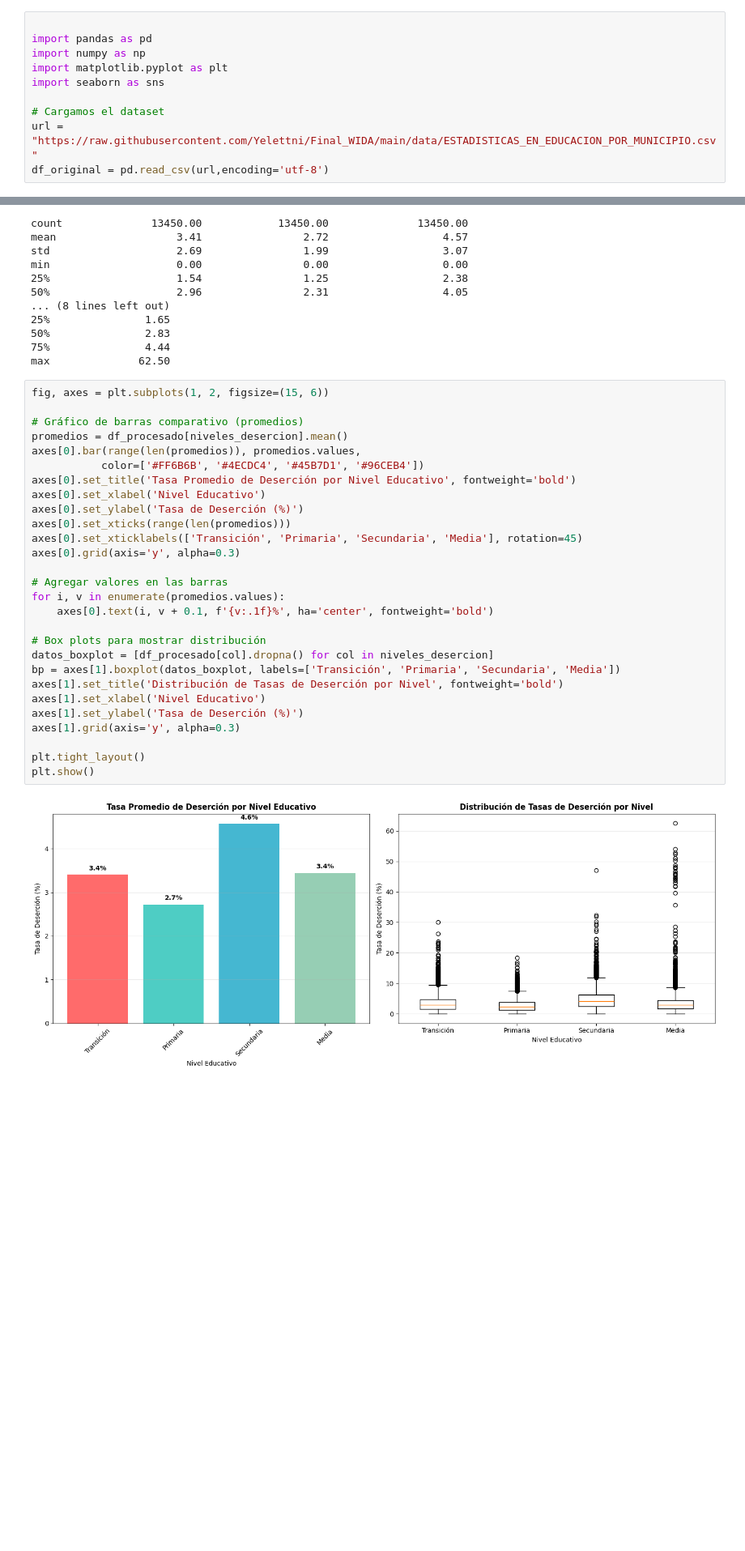
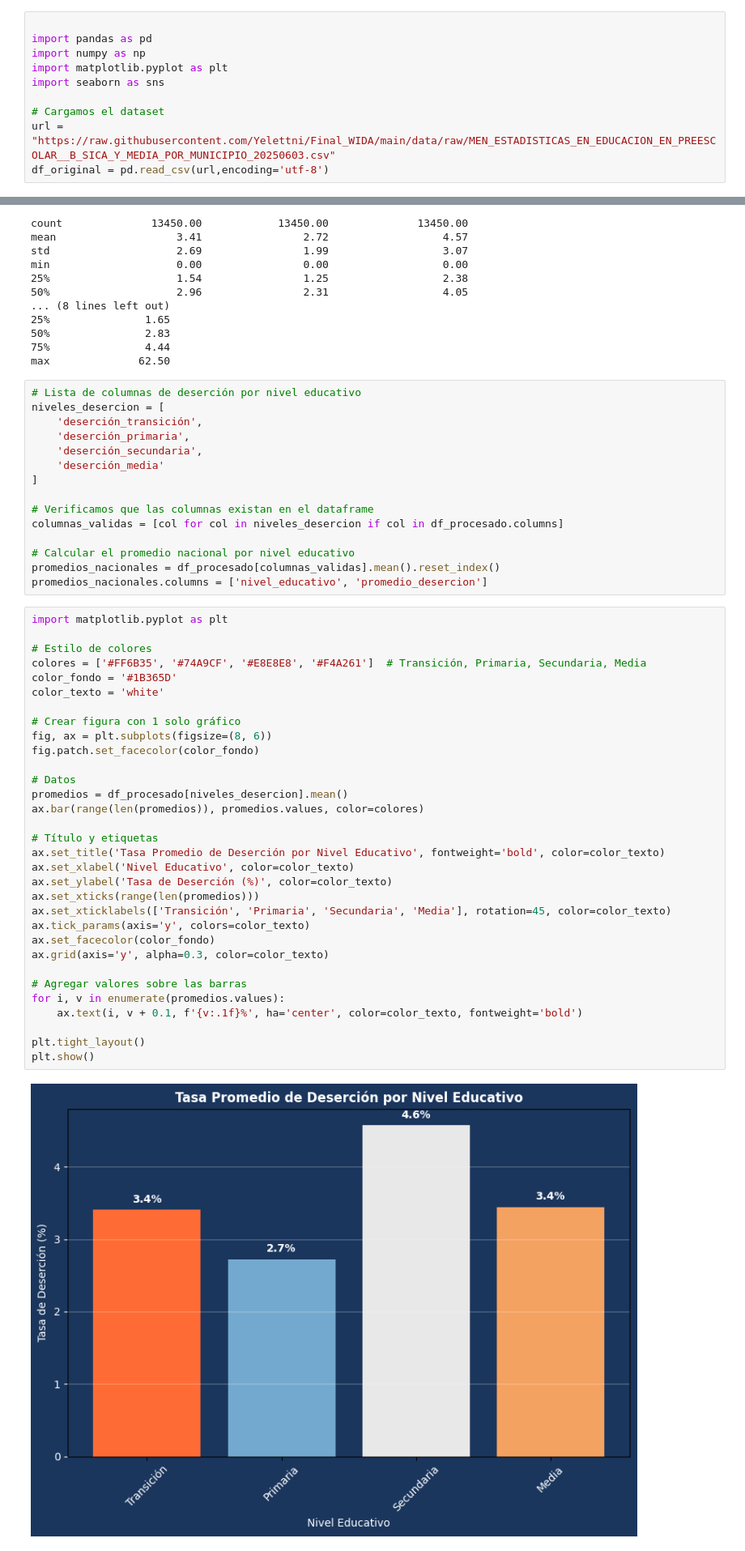
Before and after one commit to Yelettni/Final_WIDA, a Jupyter notebook: notebooks/EDUCACION_COLOMBIA.ipynb, the cells around one changed output, grey strips where cells are left out. Shown: that part at 81% size. Saved outputs shown, nothing was run; the diff lists cells and outputs as text; blank space fills up the shorter version.

```diff
--- a/notebooks/EDUCACION_COLOMBIA.ipynb
+++ b/notebooks/EDUCACION_COLOMBIA.ipynb
@@ -12,7 +12,7 @@ import matplotlib.pyplot as plt
 import seaborn as sns
 
 # Cargamos el dataset
-url = "https://raw.githubusercontent.com/Yelettni/Final_WIDA/main/data/ESTADISTICAS_EN_EDUCACION_POR_MUNICIPIO.csv"
+url = "https://raw.githubusercontent.com/Yelettni/Final_WIDA/main/data/raw/MEN_ESTADISTICAS_EN_EDUCACION_EN_PREESCOLAR__B_SICA_Y_MEDIA_POR_MUNICIPIO_20250603.csv"
 df_original = pd.read_csv(url,encoding='utf-8')
 # %%
 # Exploración inicial
@@ -755,36 +806,55 @@ min                    0.00                0.00                  0.00
 50%               2.83
 75%               4.44
 max              62.50
+# %%
+# Lista de columnas de deserción por nivel educativo
+niveles_desercion = [
+    'deserción_transición',
+    'deserción_primaria',
+    'deserción_secundaria',
+    'deserción_media'
+]
+
+# Verificamos que las columnas existan en el dataframe
+columnas_validas = [col for col in niveles_desercion if col in df_procesado.columns]
+
+# Calcular el promedio nacional por nivel educativo
+promedios_nacionales = df_procesado[columnas_validas].mean().reset_index()
+promedios_nacionales.columns = ['nivel_educativo', 'promedio_desercion']
 # %%
-fig, axes = plt.subplots(1, 2, figsize=(15, 6))
+import matplotlib.pyplot as plt
 
-# Gráfico de barras comparativo (promedios)
+# Estilo de colores
+colores = ['#FF6B35', '#74A9CF', '#E8E8E8', '#F4A261']  # Transición, Primaria, Secundaria, Media
+color_fondo = '#1B365D'
+color_texto = 'white'
+
+# Crear figura con 1 solo gráfico
+fig, ax = plt.subplots(figsize=(8, 6))
+fig.patch.set_facecolor(color_fondo)
+
+# Datos
 promedios = df_procesado[niveles_desercion].mean()
-axes[0].bar(range(len(promedios)), promedios.values,
-           color=['#FF6B6B', '#4ECDC4', '#45B7D1', '#96CEB4'])
-axes[0].set_title('Tasa Promedio de Deserción por Nivel Educativo', fontweight='bold')
-axes[0].set_xlabel('Nivel Educativo')
-axes[0].set_ylabel('Tasa de Deserción (%)')
-axes[0].set_xticks(range(len(promedios)))
-axes[0].set_xticklabels(['Transición', 'Primaria', 'Secundaria', 'Media'], rotation=45)
-axes[0].grid(axis='y', alpha=0.3)
+ax.bar(range(len(promedios)), promedios.values, color=colores)
 
-# Agregar valores en las barras
+# Título y etiquetas
+ax.set_title('Tasa Promedio de Deserción por Nivel Educativo', fontweight='bold', color=color_texto)
+ax.set_xlabel('Nivel Educativo', color=color_texto)
+ax.set_ylabel('Tasa de Deserción (%)', color=color_texto)
+ax.set_xticks(range(len(promedios)))
+ax.set_xticklabels(['Transición', 'Primaria', 'Secundaria', 'Media'], rotation=45, color=color_texto)
+ax.tick_params(axis='y', colors=color_texto)
+ax.set_facecolor(color_fondo)
+ax.grid(axis='y', alpha=0.3, color=color_texto)
+
+# Agregar valores sobre las barras
 for i, v in enumerate(promedios.values):
-    axes[0].text(i, v + 0.1, f'{v:.1f}%', ha='center', fontweight='bold')
-
-# Box plots para mostrar distribución
-datos_boxplot = [df_procesado[col].dropna() for col in niveles_desercion]
-bp = axes[1].boxplot(datos_boxplot, labels=['Transición', 'Primaria', 'Secundaria', 'Media'])
-axes[1].set_title('Distribución de Tasas de Deserción por Nivel', fontweight='bold')
-axes[1].set_xlabel('Nivel Educativo')
-axes[1].set_ylabel('Tasa de Deserción (%)')
-axes[1].grid(axis='y', alpha=0.3)
+    ax.text(i, v + 0.1, f'{v:.1f}%', ha='center', color=color_texto, fontweight='bold')
 
 plt.tight_layout()
 plt.show()
 # %% [output]
-[figure, old version]
+[figure, new version]
 # %% [markdown]
 
 ### Conclusión de hipótesis 1
```
Also changed, not shown: parts of 12 cells of this notebook.
